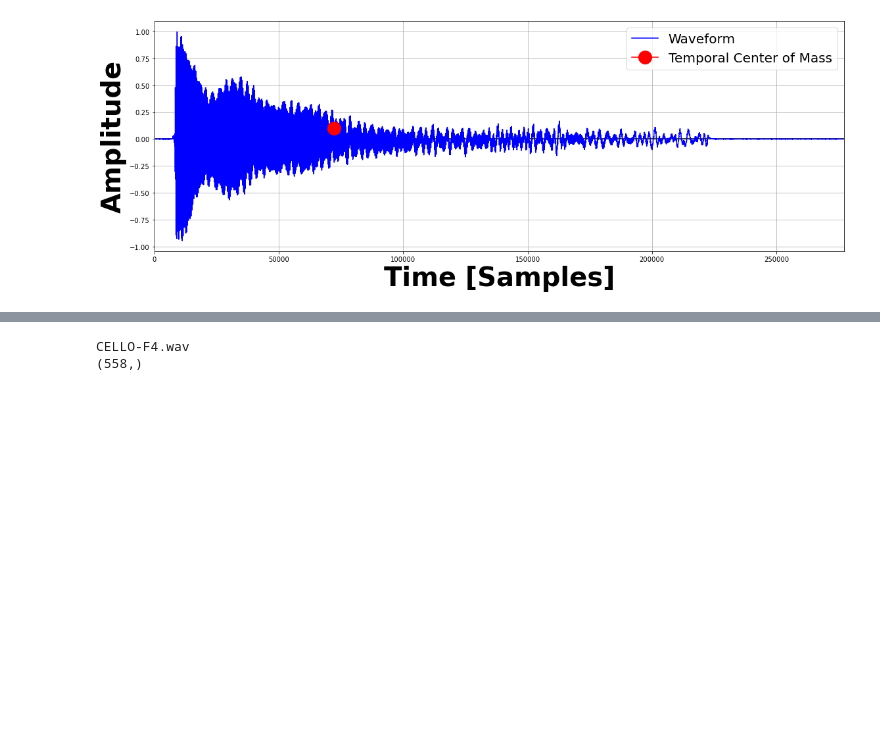
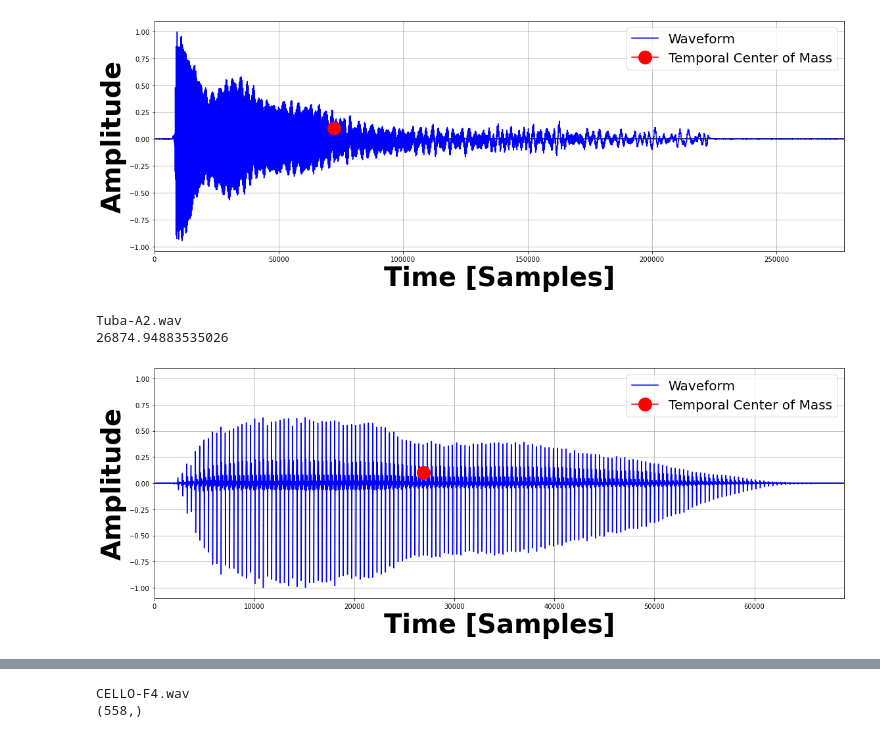
Before and after one commit to landonbuell/Buell-Senior-Thesis, a Jupyter notebook: Thesis/FiguresSpectrogram/TimeSpaceFeatures.ipynb, the cells around one changed output, grey strips where cells are left out. Saved outputs shown, nothing was run; the diff lists cells and outputs as text; code cells hidden in the pictures; blank space fills up the shorter version.

Commit message:
Modified Figures, Modified Thesis

```diff
--- a/Thesis/FiguresSpectrogram/TimeSpaceFeatures.ipynb
+++ b/Thesis/FiguresSpectrogram/TimeSpaceFeatures.ipynb
@@ -53,6 +53,7 @@ def PlotTimeSpectrum (X,Z,namesave):
     plt.legend(fontsize=20)
     plt.tight_layout()
 
+    namesave = namesave.replace(".wav","")
     plt.savefig(namesave+"_TCM.png")
     plt.show()
 # %%
@@ -79,3 +80,15 @@ PlotTimeSpectrum(waveform,_com,file)
 GUITAR-B2.wav
 72024.99504088907
 [figure]
+# %%
+file = wavFiles[12]
+print(file)
+rate,waveform = sciowav.read(file)
+waveform = waveform / np.max(np.abs(waveform))
+_com = CenterOfMass(waveform)
+print(_com)
+PlotTimeSpectrum(waveform,_com,file)
+# %% [output]
+Tuba-A2.wav
+26874.94883535026
+[figure, added]
```
Also changed, not shown: parts of 4 cells of this notebook, 54 other files.
